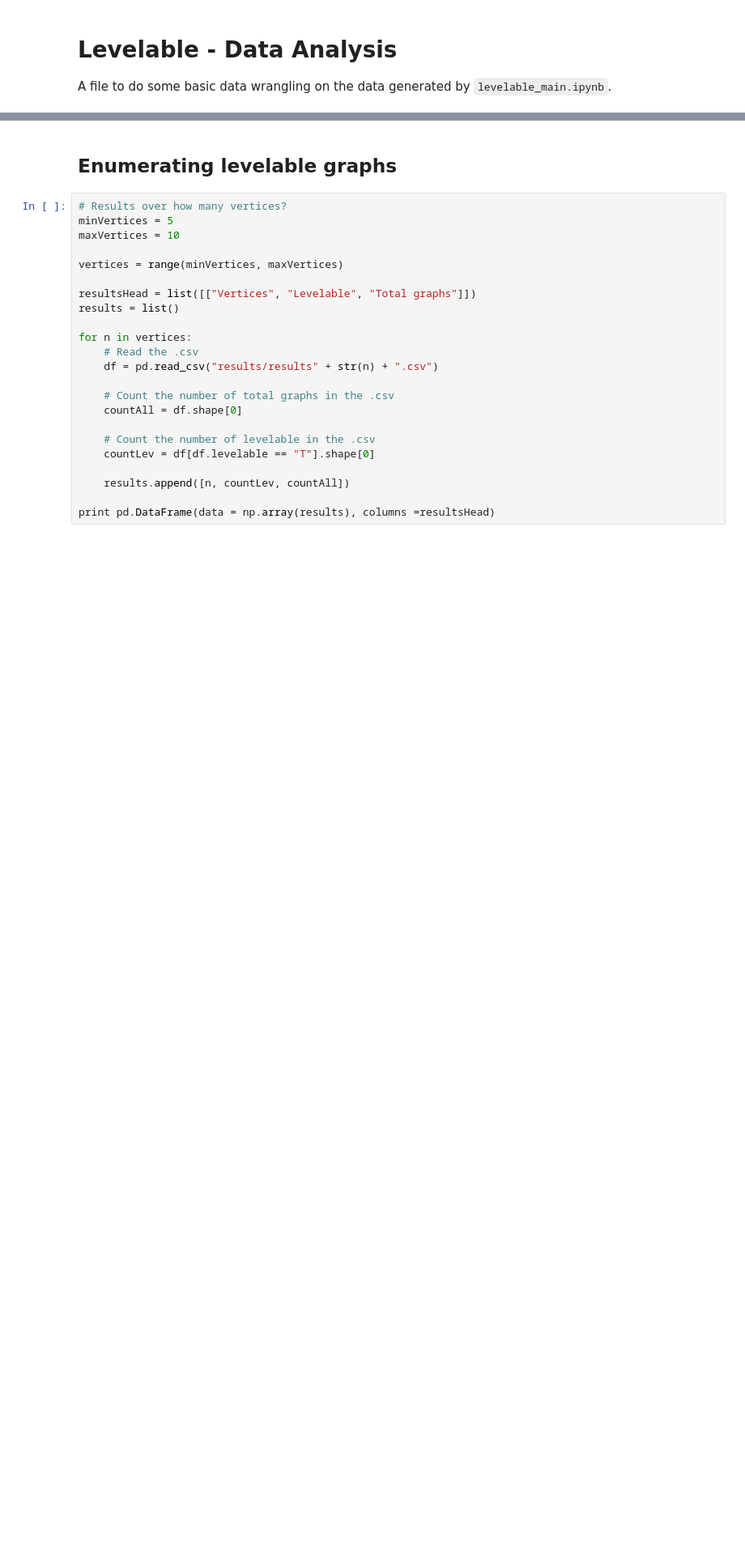
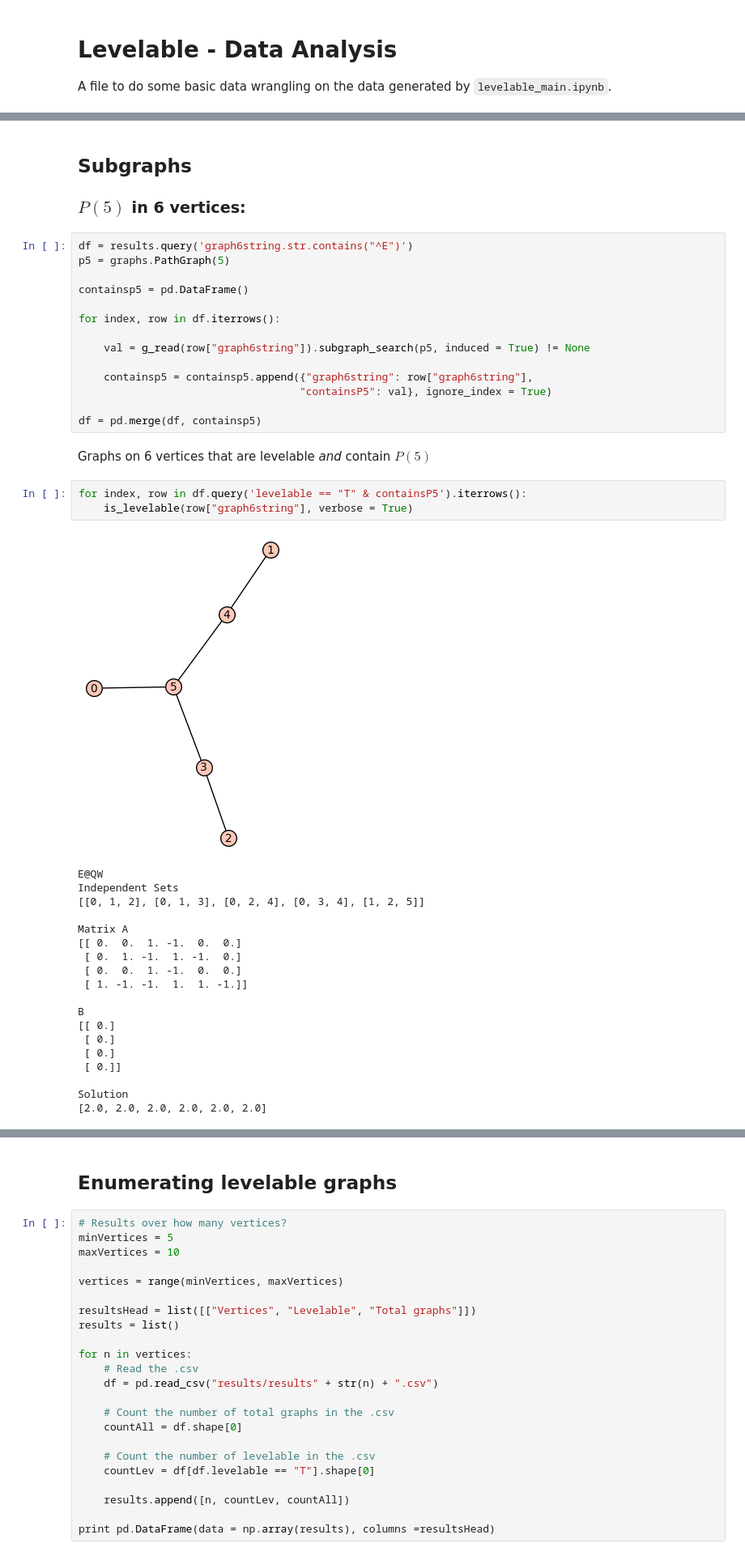
Before and after one commit to michael-chong/levelable, a Jupyter notebook: levelable_analysis.ipynb, the cells around one changed output, grey strips where cells are left out. Shown at 81% size. Cells and saved outputs as stored; diff of their text form; blank space fills up the shorter version.

Commit message:
trees and subgraphs

```diff
--- a/levelable_analysis.ipynb
+++ b/levelable_analysis.ipynb
@@ -45,0 +39,42 @@ results
+# %% [markdown]
+## Subgraphs
+### $P(5)$ in 6 vertices:
+# %%
+df = results.query('graph6string.str.contains("^E")')
+p5 = graphs.PathGraph(5)
+
+containsp5 = pd.DataFrame()
+
+for index, row in df.iterrows():
+
+    val = g_read(row["graph6string"]).subgraph_search(p5, induced = True) != None
+
+    containsp5 = containsp5.append({"graph6string": row["graph6string"],
+                                   "containsP5": val}, ignore_index = True)
+
+df = pd.merge(df, containsp5)
+# %% [markdown]
+Graphs on 6 vertices that are levelable *and* contain $P(5)$
+# %%
+for index, row in df.query('levelable == "T" & containsP5').iterrows():
+    is_levelable(row["graph6string"], verbose = True)
+# %% [output]
+[figure, added]
+E@QW
+Independent Sets
+[[0, 1, 2], [0, 1, 3], [0, 2, 4], [0, 3, 4], [1, 2, 5]]
+
+Matrix A
+[[ 0.  0.  1. -1.  0.  0.]
+ [ 0.  1. -1.  1. -1.  0.]
+ [ 0.  0.  1. -1.  0.  0.]
+ [ 1. -1. -1.  1.  1. -1.]]
+
+B
+[[ 0.]
+ [ 0.]
+ [ 0.]
+ [ 0.]]
+
+Solution
+[2.0, 2.0, 2.0, 2.0, 2.0, 2.0]
```
Also changed, not shown: parts of 27 cells of this notebook.
